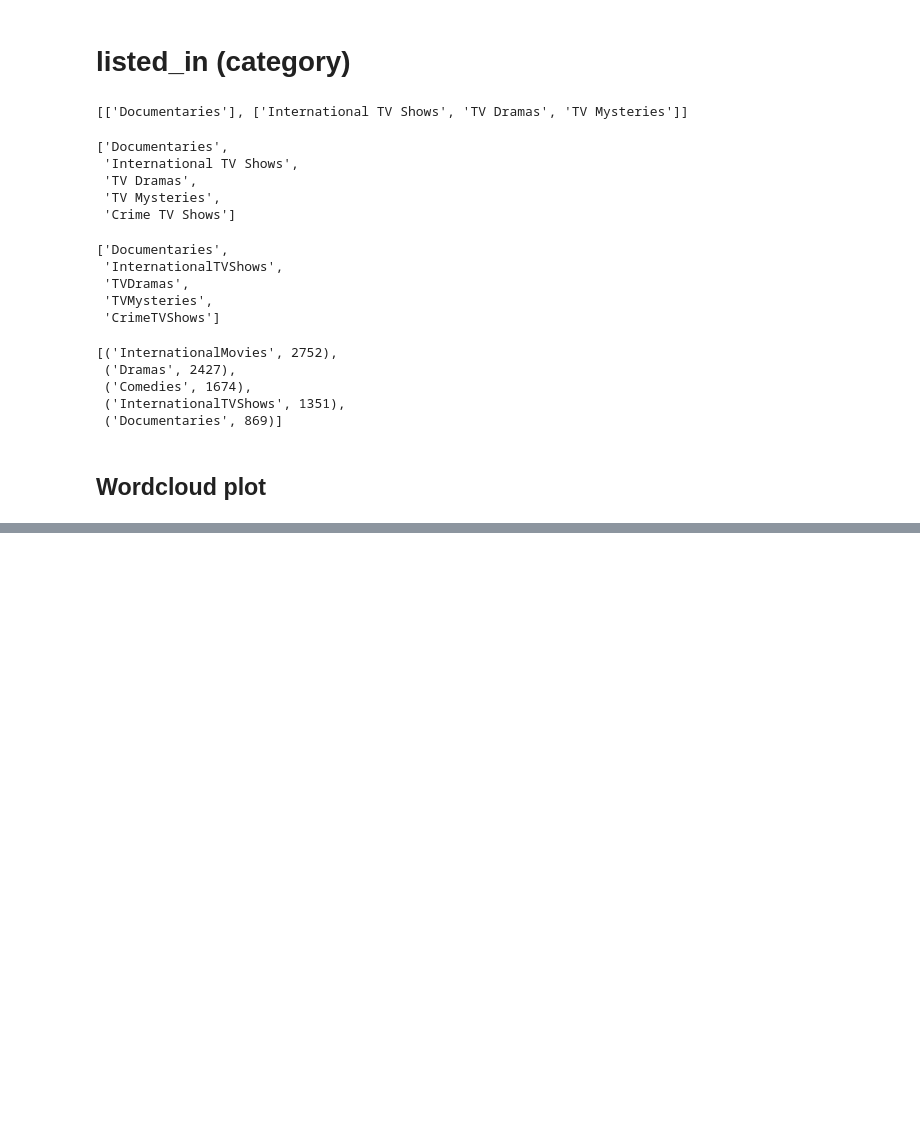
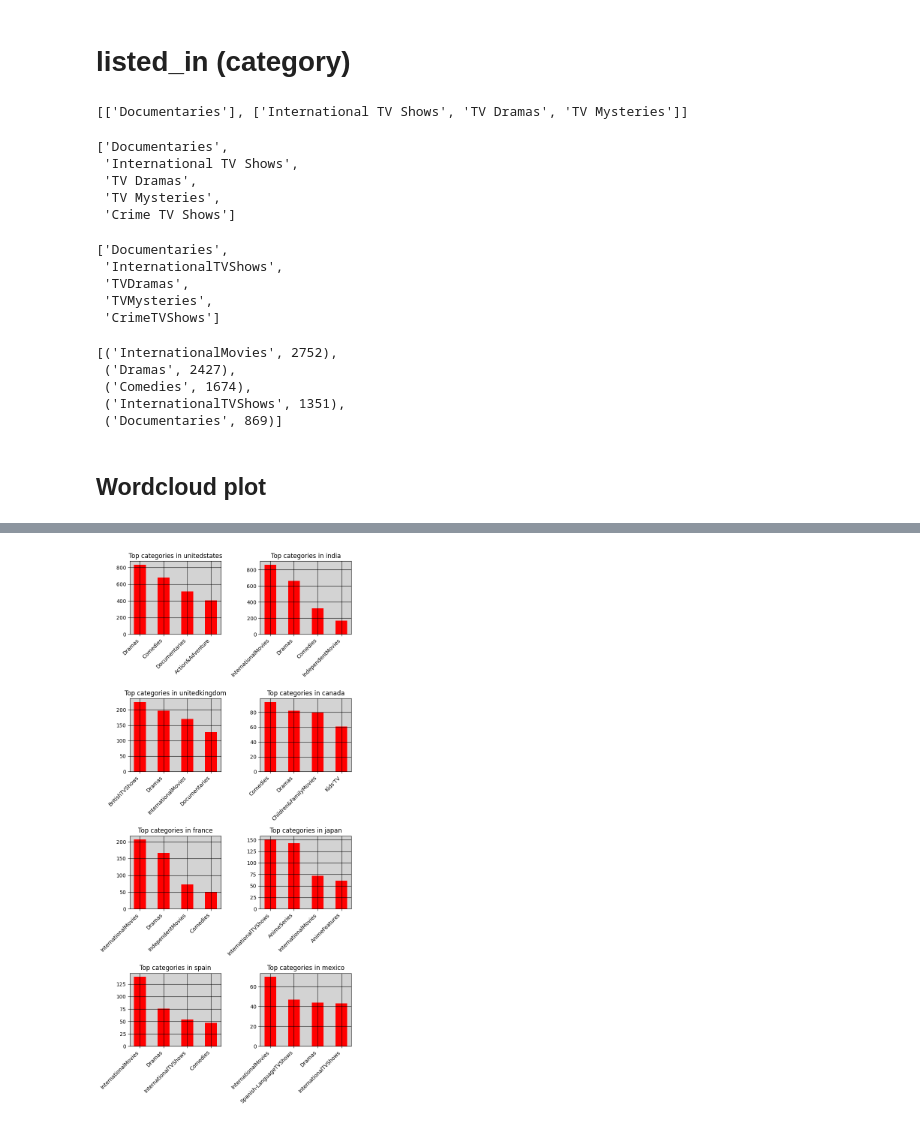
Before and after one commit to Edgar-La/Data_visualization_MoviesTVshows, a Jupyter notebook: Data_visualization.ipynb, the cells around one changed output, grey strips where cells are left out. Saved outputs shown, nothing was run; the diff lists cells and outputs as text; code cells hidden in the pictures; blank space fills up the shorter version.

Commit message:
categories per country charts added

```diff
--- a/Data_visualization.ipynb
+++ b/Data_visualization.ipynb
@@ -585,0 +603,6 @@ plt.show()
+# %%
+#There are items with several categories and several items, so we split them
+df_category_country['listed_in'] = df_category_country['listed_in'].str.split(',')
+df_category_country['country'] = df_category_country['country'].str.split(',')
+
+df_category_country.head()
@@ -585,0 +616,6 @@ plt.show()
+# %%
+#Unpack the arrays into individual items
+df_category_country = df_category_country.explode('listed_in').explode('country')
+# Resetting index
+df_category_country.reset_index(drop=True, inplace=True)
+df_category_country.head()
@@ -585,0 +629,5 @@ plt.show()
+# %%
+#We only want to display info from specific countries, so we filter them
+interest_countries = ['unitedstates', 'india', 'unitedkingdom', 'canada', 'france', 'japan', 'spain', 'mexico']
+df_category_country_filtered = df_category_country.query(("country in @interest_countries")).reset_index(drop=True)
+df_category_country_filtered.head()
@@ -585,0 +641,39 @@ plt.show()
+# %%
+num_rows = 4
+num_cols = 2
+
+# Create a grid of pie charts
+fig, axs = plt.subplots(num_rows, num_cols, figsize=(7, 15))
+
+# Flatten the axis array for easy iteration
+axs = axs.ravel()
+
+
+for i, country in enumerate(interest_countries):
+    c = country
+    #query by each country
+    df_country_filter = df_category_country_filtered.query(("country in @c")).reset_index(drop=True)
+    #count the categories and keep the top 4
+    df_top_categories_country = df_country_filter['listed_in'].value_counts()[:4]
+    df_top_categories_country = df_top_categories_country.reset_index()
+    df_top_categories_country.rename(columns={'index': 'categories', 'listed_in': 'counts'}, inplace=True)
+
+    #display in a bar chart
+    if i < num_rows * num_cols:
+        axs[i].bar(df_top_categories_country['categories'], df_top_categories_country['counts'],
+                   color = 'red',  width=0.5)
+        axs[i].set_title(f'Top categories in {country}')
+        #axs[i].tick_params(axis='x', rotation=45)
+        axs[i].set_xticks(range(len(df_top_categories_country['categories'])))
+        axs[i].set_xticklabels(df_top_categories_country['categories'], rotation=45, ha='right')
+        axs[i].grid(color = 'k')
+        axs[i].set_facecolor('lightgray')
+
+# Hide remaining empty subplots
+for j in range(i + 1, num_rows * num_cols):
+    fig.delaxes(axs[j])
+
+plt.tight_layout()
+plt.show()
+# %% [output]
+[figure, added]
```
Also changed, not shown: parts of 16 cells of this notebook.
